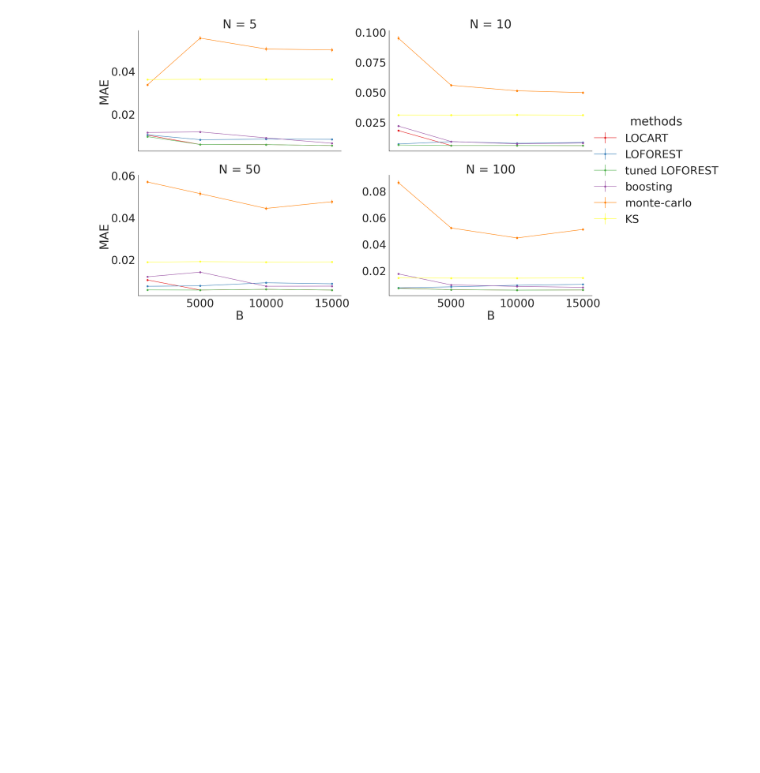
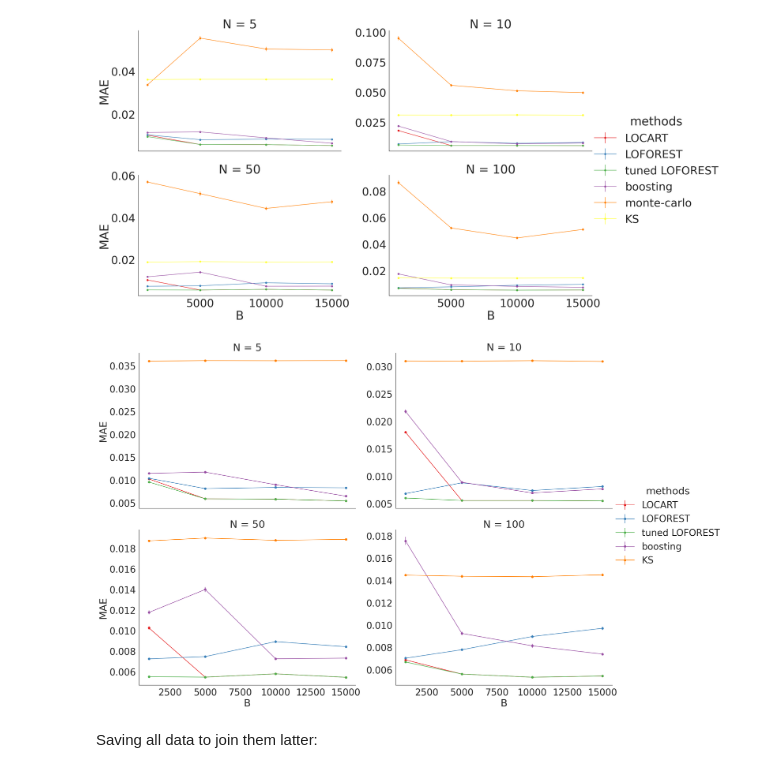
Before and after one commit to Monoxido45/CSI, a Jupyter notebook: experiments/ks_all_simulations.ipynb, the cells around one changed output. Cells and saved outputs as stored; diff of their text form; code cells hidden in the pictures; blank space fills up the shorter version.

```diff
--- a/experiments/ks_all_simulations.ipynb
+++ b/experiments/ks_all_simulations.ipynb
@@ -402,3 +402,26 @@ g.add_legend()
 plt.show()
 # %% [output]
 [figure]
+# %%
+lognorm_stats = mae_stats_lognormal[mae_stats_lognormal['methods'] != 'monte-carlo']
+sns.set(style="white", font_scale=2.5)
+g = sns.FacetGrid(
+    lognorm_stats,
+    col="N",
+    col_wrap=2,
+    height=8,
+    aspect=1.40,
+    hue="methods",
+    palette="Set1",
+    margin_titles=True,
+    sharey=False,
+)
+g.map(plt.errorbar, "B", "MAE", "se", marker="o", fmt="-o")
+g.add_legend()
+
+# Show the plot
+plt.show()
+# %% [output]
+[figure, added]
+# %% [markdown]
+Saving all data to join them latter:
```
Also changed, not shown: parts of 1 cell of this notebook, 4 other files.
